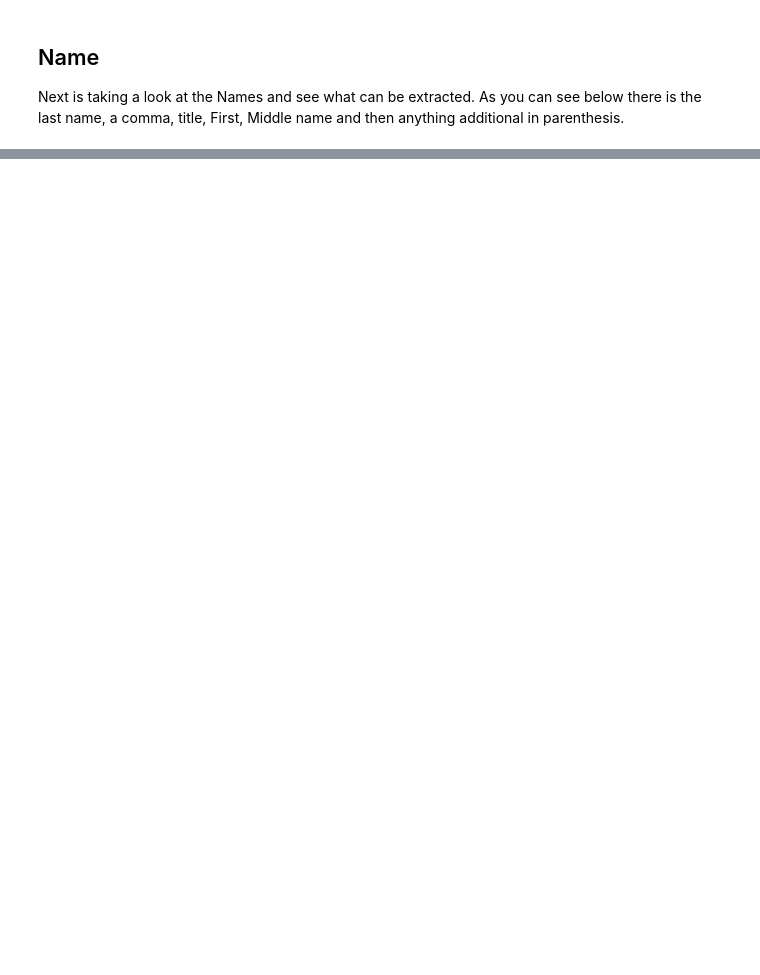
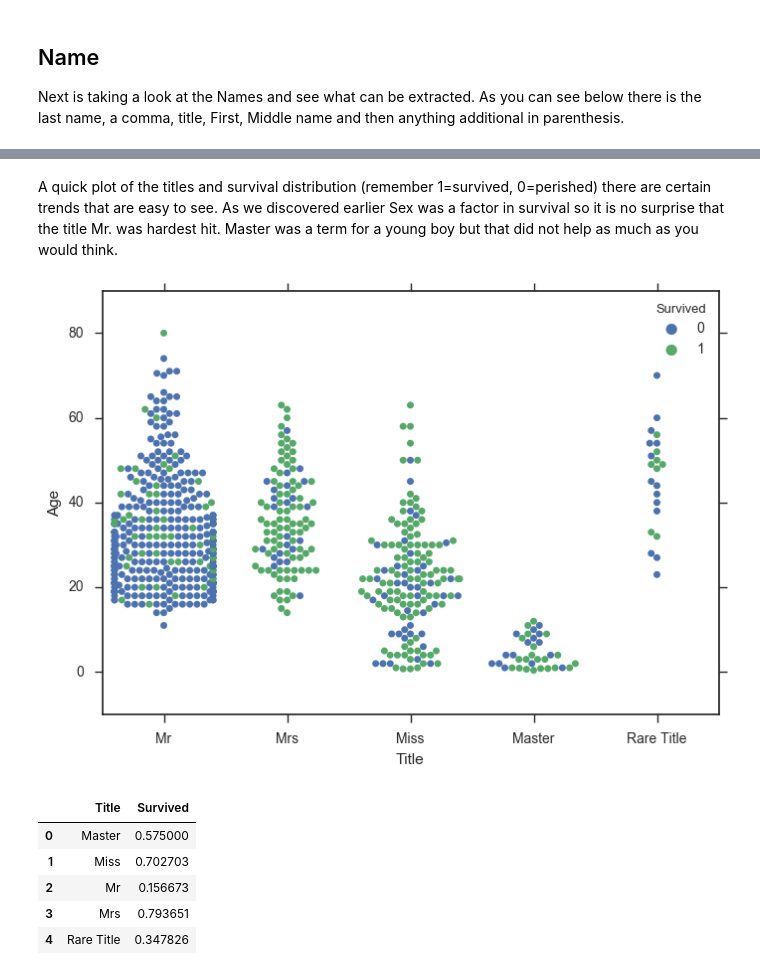
Before and after one commit to kefortney/Kaggle---Titanic-Maritime-Machine-Learning, a Jupyter notebook: notebook.ipynb, the cells around one changed output, grey strips where cells are left out. Drawn from its saved outputs; the diff is of its cells as text; code cells hidden in the pictures; blank space fills up the shorter version.

Commit message:
Completed machine learning and able to calculate effciency

```diff
--- a/notebook.ipynb
+++ b/notebook.ipynb
@@ -215,9 +210,0 @@ plt.hist(train_df['Age'].dropna(),bins=80)
-# %%
-# Create dataset
-imputed = pd.DataFrame()
-
-# Fill missing values of Age with the average of Age (mean)
-train_df[ 'Age' ]= train_df.Age.fillna(train_df.Age.mean())
-
-
-plt.hist(train_df['Age'],bins=80)
@@ -259,3 +210,0 @@ def fill_missing_age(df):
-# %%
-train_df['Agebin'] = pd.cut(train_df['Age'],[0,18,90])
-test_df['Agebin'] = pd.cut(test_df['Age'],[0,18,90])
@@ -266,17 +210,0 @@ train_df.corr()['Survived']
-# %%
-# Convert Objects to intergers for better comsumption for machine learning
-labelEnc=LabelEncoder()
-
-cat_vars=['Embarked','Sex','Title']
-for col in cat_vars:
-    train_df[col]=labelEnc.fit_transform(train_df[col])
-    test_df[col]=labelEnc.fit_transform(test_df[col])
-# %%
-from sklearn.preprocessing import LabelEncoder,OneHotEncoder
-
-labelEnc=LabelEncoder()
-
-cat_vars=['Embarked','Sex','Title','Agebin']
-for col in cat_vars:
-    train_df[col]=labelEnc.fit_transform(train_df[col])
-    test_df[col]=labelEnc.fit_transform(test_df[col])
@@ -358,0 +295,14 @@ plot_distribution( train_df , var = 'Age' , target = 'Survived' , row = 'Sex' )
+# %% [markdown]
+A quick plot of the titles and survival distribution (remember 1=survived, 0=perished) there are certain trends that are easy to see.  As we discovered earlier Sex was a factor in survival so it is no surprise that the title Mr. was hardest hit.  Master was a term for a young boy but that did not help as much as you would think.
+# %%
+sns.swarmplot(x="Title", y="Age", hue="Survived", data=train_df)
+plt.show()
+train_df[["Title", "Survived"]].groupby(['Title'], as_index=False).mean()
+# %% [output]
+[figure, added]
+|  | Title | Survived |
+| 0 | Master | 0.575000 |
+| 1 | Miss | 0.702703 |
+| 2 | Mr | 0.156673 |
+| 3 | Mrs | 0.793651 |
+| 4 | Rare Title | 0.347826 |
```
Also changed, not shown: parts of 53 cells of this notebook.
